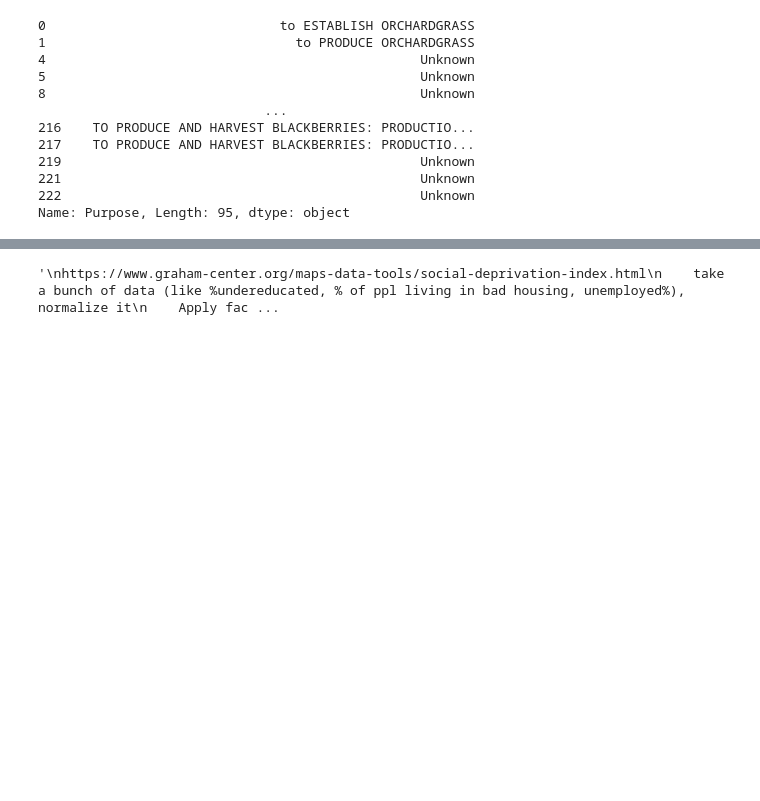
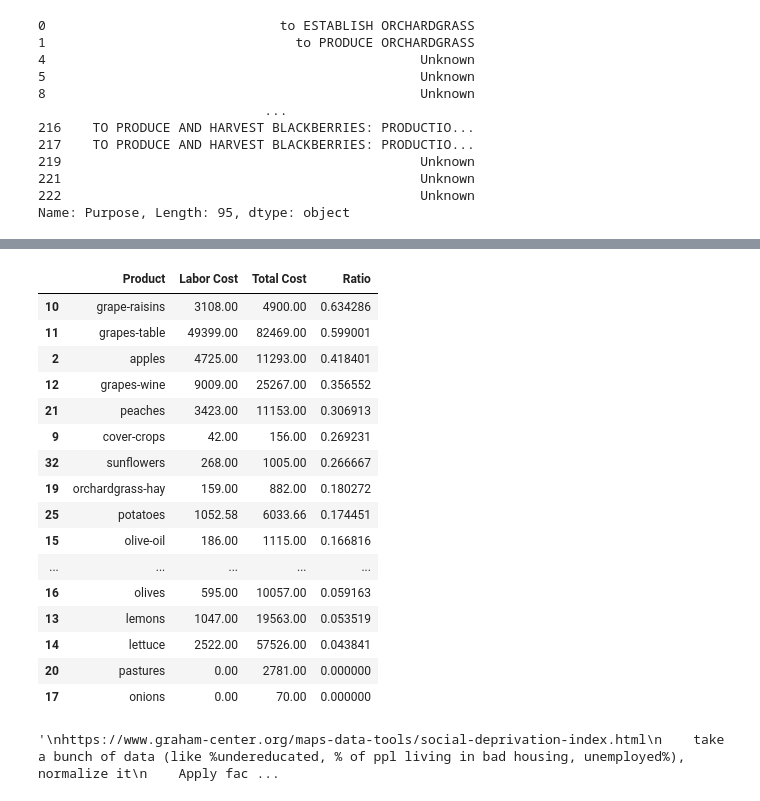
Before and after one commit to e754/EPA-WPS, a Jupyter notebook: dominant-crop/UCD-Labor/analyze.ipynb, the cells around one changed output, grey strips where cells are left out. Drawn from its saved outputs; the diff is of its cells as text; code cells hidden in the pictures; blank space fills up the shorter version.

Commit message:
did PCA and factor analysis for labor intensiveness

```diff
--- a/dominant-crop/UCD-Labor/analyze.ipynb
+++ b/dominant-crop/UCD-Labor/analyze.ipynb
@@ -164,3 +152,23 @@ Passing `palette` without assigning `hue` is deprecated and will be removed in v
+# %%
+cost_df
+# %% [output]
+|  | Product | Labor Cost | Total Cost | Ratio |
+| 10 | grape-raisins | 3108.00 | 4900.00 | 0.634286 |
+| 11 | grapes-table | 49399.00 | 82469.00 | 0.599001 |
+| 2 | apples | 4725.00 | 11293.00 | 0.418401 |
+| 12 | grapes-wine | 9009.00 | 25267.00 | 0.356552 |
+| 21 | peaches | 3423.00 | 11153.00 | 0.306913 |
+| 9 | cover-crops | 42.00 | 156.00 | 0.269231 |
+| 32 | sunflowers | 268.00 | 1005.00 | 0.266667 |
+| 19 | orchardgrass-hay | 159.00 | 882.00 | 0.180272 |
+| 25 | potatoes | 1052.58 | 6033.66 | 0.174451 |
+| 15 | olive-oil | 186.00 | 1115.00 | 0.166816 |
+| ... | ... | ... | ... | ... |
+| 16 | olives | 595.00 | 10057.00 | 0.059163 |
+| 13 | lemons | 1047.00 | 19563.00 | 0.053519 |
+| 14 | lettuce | 2522.00 | 57526.00 | 0.043841 |
+| 20 | pastures | 0.00 | 2781.00 | 0.000000 |
+| 17 | onions | 0.00 | 70.00 | 0.000000 |
 # %%
 #articles in full review that had mixed votes previously
 # %%
```
Also changed, not shown: parts of 29 cells of this notebook, 27 other files.
